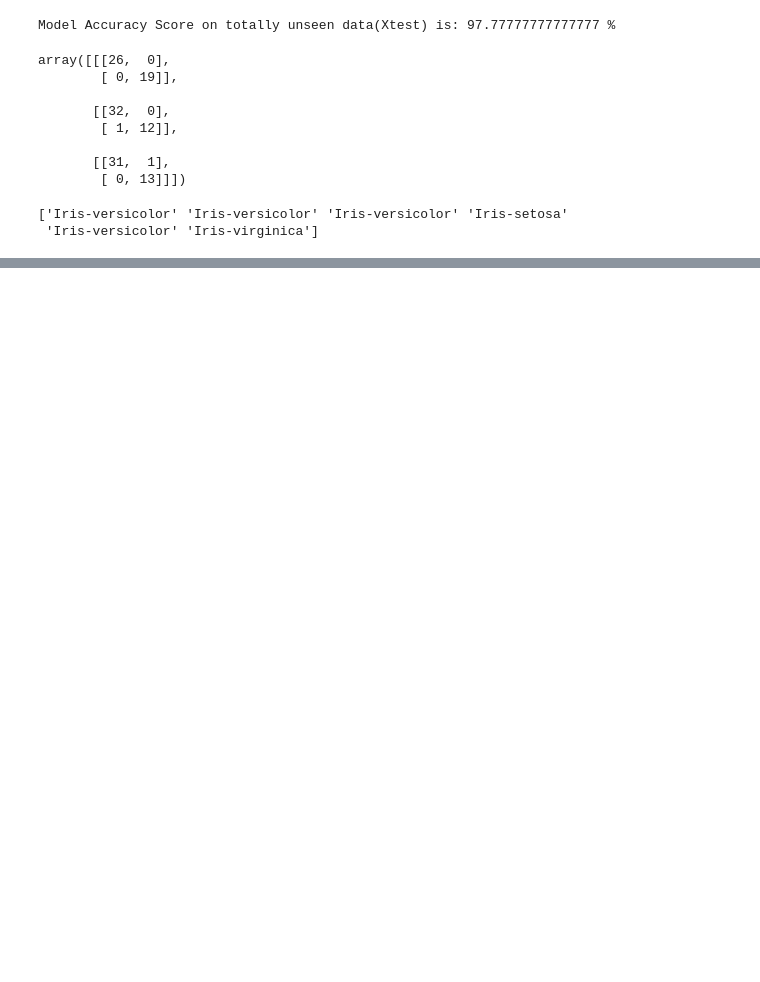
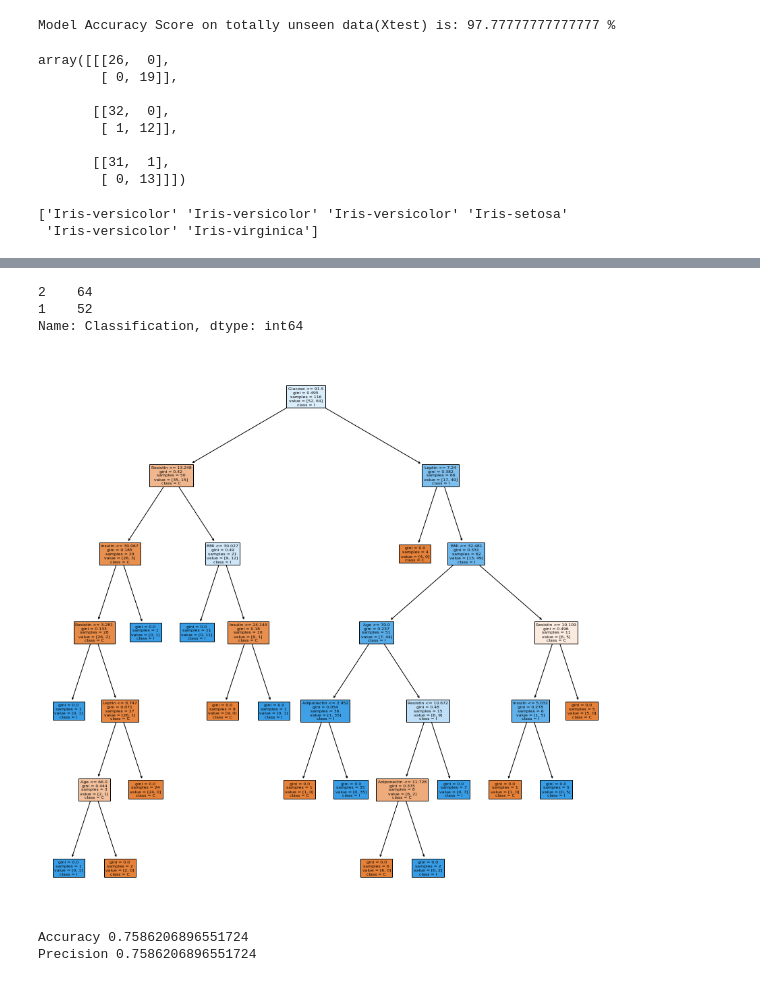
Before and after one commit to Fadhila-Zahra/datamining, a Jupyter notebook: _sources/notebooks.ipynb, the cells around one changed output, grey strips where cells are left out. Saved outputs shown, nothing was run; the diff lists cells and outputs as text; code cells hidden in the pictures; blank space fills up the shorter version.

```diff
--- a/_sources/notebooks.ipynb
+++ b/_sources/notebooks.ipynb
@@ -1414,0 +1617,3 @@ print(Iris_Fclf.predict(Test_point))
+# %%
+# data ditampung pada variabel data
+data = pd.read_csv("https://raw.githubusercontent.com/Fadhila-Zahra/datamining/main/dataR2_UTS.csv")
@@ -1414,0 +1637,18 @@ print(Iris_Fclf.predict(Test_point))
+# %%
+# melihat klasifikasi dari data
+data.Classification.value_counts()
+# %% [output]
+2    64
+1    52
+Name: Classification, dtype: int64
+# %%
+y = data["Classification"]
+X = data.drop(columns=["Classification"])
+clf = tree.DecisionTreeClassifier(criterion="gini")
+clf = clf.fit(X, y)
+# %%
+# menampilkan klasifikasi dalam bentuk struktur pohon
+fig = plt.figure(figsize=(15,15))
+_ = tree.plot_tree(clf, feature_names=list(data.columns.values)[:9], class_names=list(data.columns.values)[9] ,filled=True)
+# %% [output]
+[figure, added]
@@ -1414,0 +1664,7 @@ print(Iris_Fclf.predict(Test_point))
+# %%
+# menampilkan akurasi
+print("Accuracy",metrics.accuracy_score(y_test,y_pred))
+print("Precision",metrics.precision_score(y_test, y_pred,average='micro'))
+# %% [output]
+Accuracy 0.7586206896551724
+Precision 0.7586206896551724
```
Also changed, not shown: parts of 32 cells of this notebook, 9 other files.
